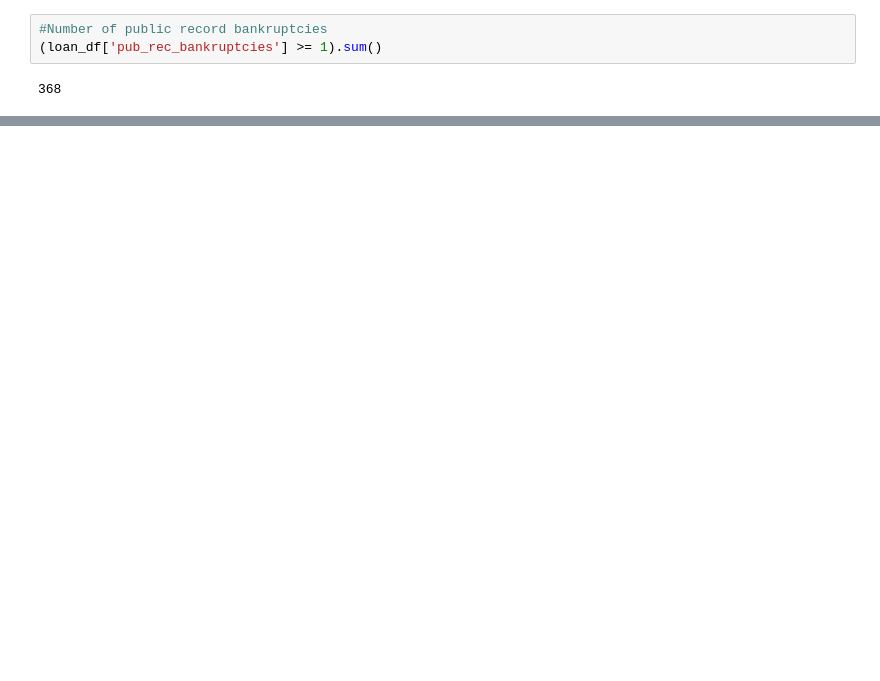
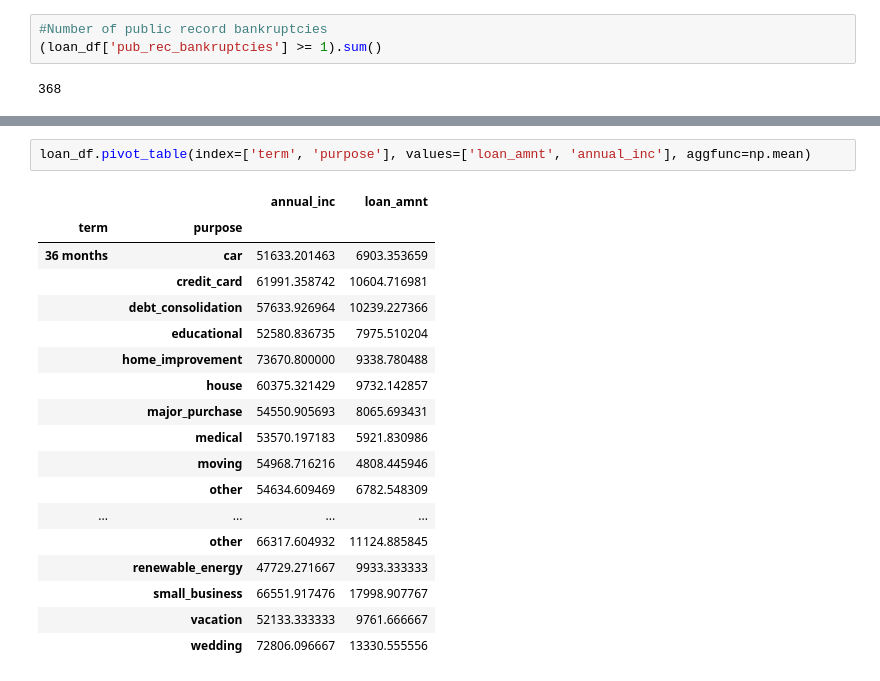
Before and after one commit to sheshanth123/Lending-Loan-Case-Study, a Jupyter notebook: Lending_club.ipynb, the cells around one changed output, grey strips where cells are left out. Cells and saved outputs as stored; diff of their text form; blank space fills up the shorter version.

```diff
--- a/Lending_club.ipynb
+++ b/Lending_club.ipynb
@@ -414,0 +437,21 @@ sum(loan_df['tax_liens'] == 0.0)
+# %%
+loan_df.pivot_table(index=['term', 'purpose'], values=['loan_amnt', 'annual_inc'], aggfunc=np.mean)
+# %% [output]
+|  |  | annual_inc | loan_amnt |
+| term | purpose |  |  |
+| 36 months | car | 51633.201463 | 6903.353659 |
+|  | credit_card | 61991.358742 | 10604.716981 |
+|  | debt_consolidation | 57633.926964 | 10239.227366 |
+|  | educational | 52580.836735 | 7975.510204 |
+|  | home_improvement | 73670.800000 | 9338.780488 |
+|  | house | 60375.321429 | 9732.142857 |
+|  | major_purchase | 54550.905693 | 8065.693431 |
+|  | medical | 53570.197183 | 5921.830986 |
+|  | moving | 54968.716216 | 4808.445946 |
+|  | other | 54634.609469 | 6782.548309 |
+| ... | ... | ... | ... |
+|  | other | 66317.604932 | 11124.885845 |
+|  | renewable_energy | 47729.271667 | 9933.333333 |
+|  | small_business | 66551.917476 | 17998.907767 |
+|  | vacation | 52133.333333 | 9761.666667 |
+|  | wedding | 72806.096667 | 13330.555556 |
```
Also changed, not shown: parts of 18 cells of this notebook.
